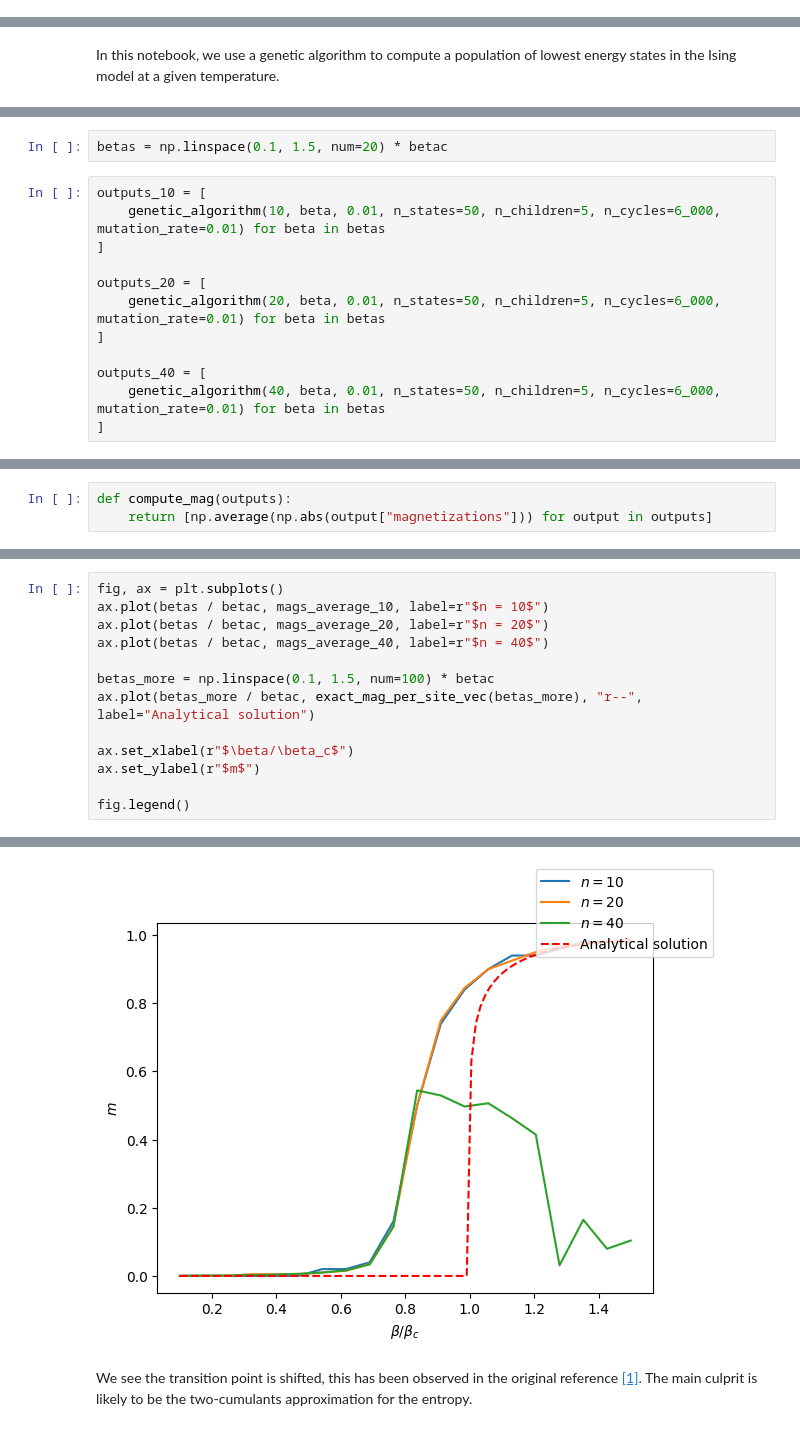
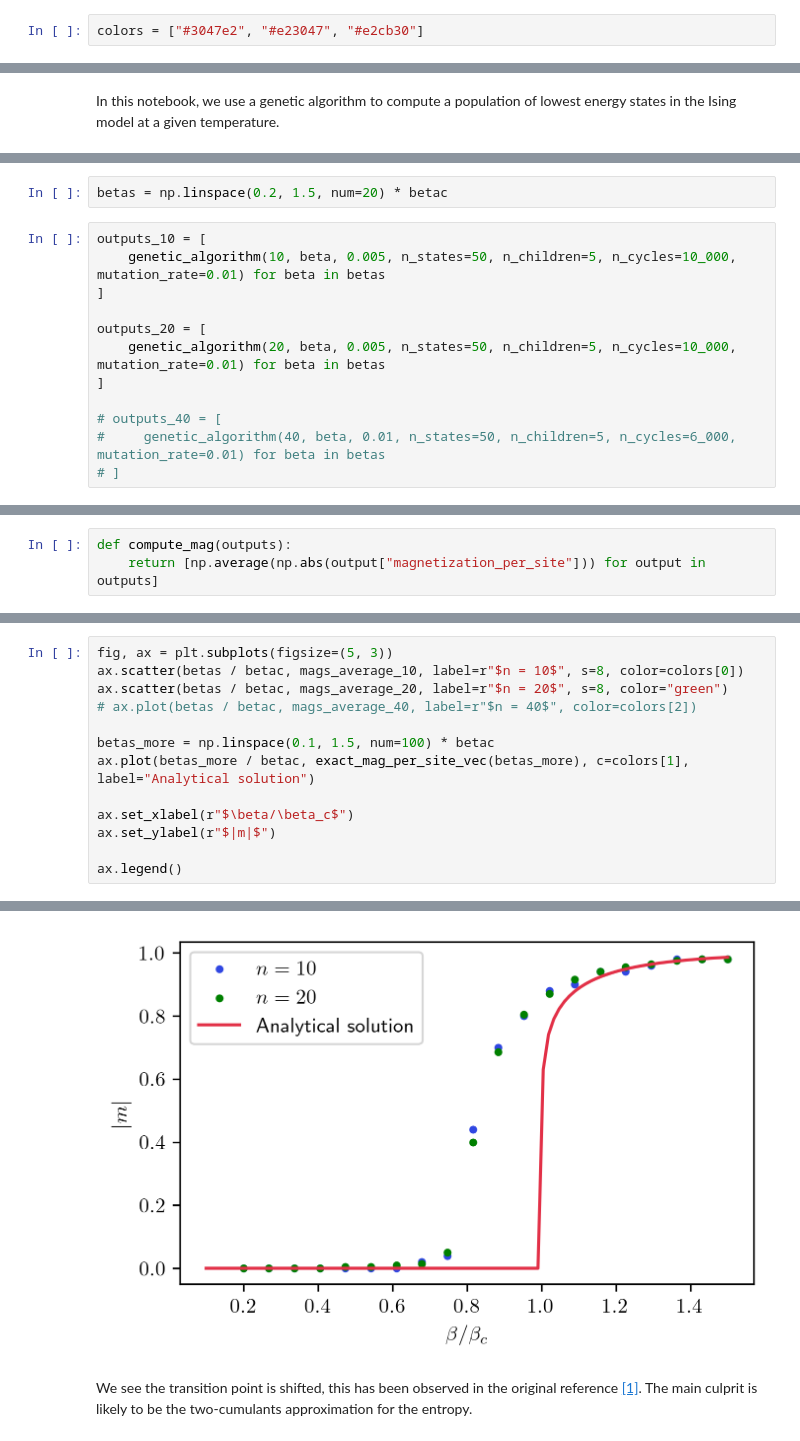
Before and after one commit to NicolasChagnet/ising-model-numerics, a Jupyter notebook: ising_genetic_algorithm.ipynb, the cells around one changed output, grey strips where cells are left out. Saved outputs shown, nothing was run; the diff lists cells and outputs as text.

```diff
--- a/ising_genetic_algorithm.ipynb
+++ b/ising_genetic_algorithm.ipynb
@@ -8,5 +12,7 @@ from matplotlib import pyplot as plt
 # %% [markdown]
 # Exact results
+# %%
+colors = ["#3047e2", "#e23047", "#e2cb30"]
 # %%
 # Critical value
 betac = np.log(1.0 + np.sqrt(2)) / 2.0
@@ -49,15 +89,15 @@ axs[4, 1].hist(output_cold["magnetizations"])
 # %%
-betas = np.linspace(0.1, 1.5, num=20) * betac
+betas = np.linspace(0.2, 1.5, num=20) * betac
 # %%
 outputs_10 = [
-    genetic_algorithm(10, beta, 0.01, n_states=50, n_children=5, n_cycles=6_000, mutation_rate=0.01) for beta in betas
+    genetic_algorithm(10, beta, 0.005, n_states=50, n_children=5, n_cycles=10_000, mutation_rate=0.01) for beta in betas
 ]
 
 outputs_20 = [
-    genetic_algorithm(20, beta, 0.01, n_states=50, n_children=5, n_cycles=6_000, mutation_rate=0.01) for beta in betas
+    genetic_algorithm(20, beta, 0.005, n_states=50, n_children=5, n_cycles=10_000, mutation_rate=0.01) for beta in betas
 ]
 
-outputs_40 = [
-    genetic_algorithm(40, beta, 0.01, n_states=50, n_children=5, n_cycles=6_000, mutation_rate=0.01) for beta in betas
-]
+# outputs_40 = [
+#     genetic_algorithm(40, beta, 0.01, n_states=50, n_children=5, n_cycles=6_000, mutation_rate=0.01) for beta in betas
+# ]
 # %%
@@ -68,6 +107,6 @@ outputs_40 = [
 # %%
 def compute_mag(outputs):
-    return [np.average(np.abs(output["magnetizations"])) for output in outputs]
+    return [np.average(np.abs(output["magnetization_per_site"])) for output in outputs]
 # %%
 mags_average_10 = compute_mag(outputs_10)
 mags_average_20 = compute_mag(outputs_20)
@@ -75,18 +114,18 @@ mags_average_40 = compute_mag(outputs_40)
 # %%
-fig, ax = plt.subplots()
-ax.plot(betas / betac, mags_average_10, label=r"$n = 10$")
-ax.plot(betas / betac, mags_average_20, label=r"$n = 20$")
-ax.plot(betas / betac, mags_average_40, label=r"$n = 40$")
+fig, ax = plt.subplots(figsize=(5, 3))
+ax.scatter(betas / betac, mags_average_10, label=r"$n = 10$", s=8, color=colors[0])
+ax.scatter(betas / betac, mags_average_20, label=r"$n = 20$", s=8, color="green")
+# ax.plot(betas / betac, mags_average_40, label=r"$n = 40$", color=colors[2])
 
 betas_more = np.linspace(0.1, 1.5, num=100) * betac
-ax.plot(betas_more / betac, exact_mag_per_site_vec(betas_more), "r--", label="Analytical solution")
+ax.plot(betas_more / betac, exact_mag_per_site_vec(betas_more), c=colors[1], label="Analytical solution")
 
 ax.set_xlabel(r"$\beta/\beta_c$")
-ax.set_ylabel(r"$m$")
+ax.set_ylabel(r"$|m|$")
 
-fig.legend()
+ax.legend()
 # %% [output]
 <matplotlib.legend.Legend at 0x...>
-[figure, old version]
+[figure, new version]
 # %% [markdown]
 We see the transition point is shifted, this has been observed in the original reference [\[1\]](https://doi.org/10.1142/S0217984905008153). The main culprit is likely to be the two-cumulants approximation for the entropy.
```
Also changed, not shown: parts of 10 cells of this notebook, 15 other files.
